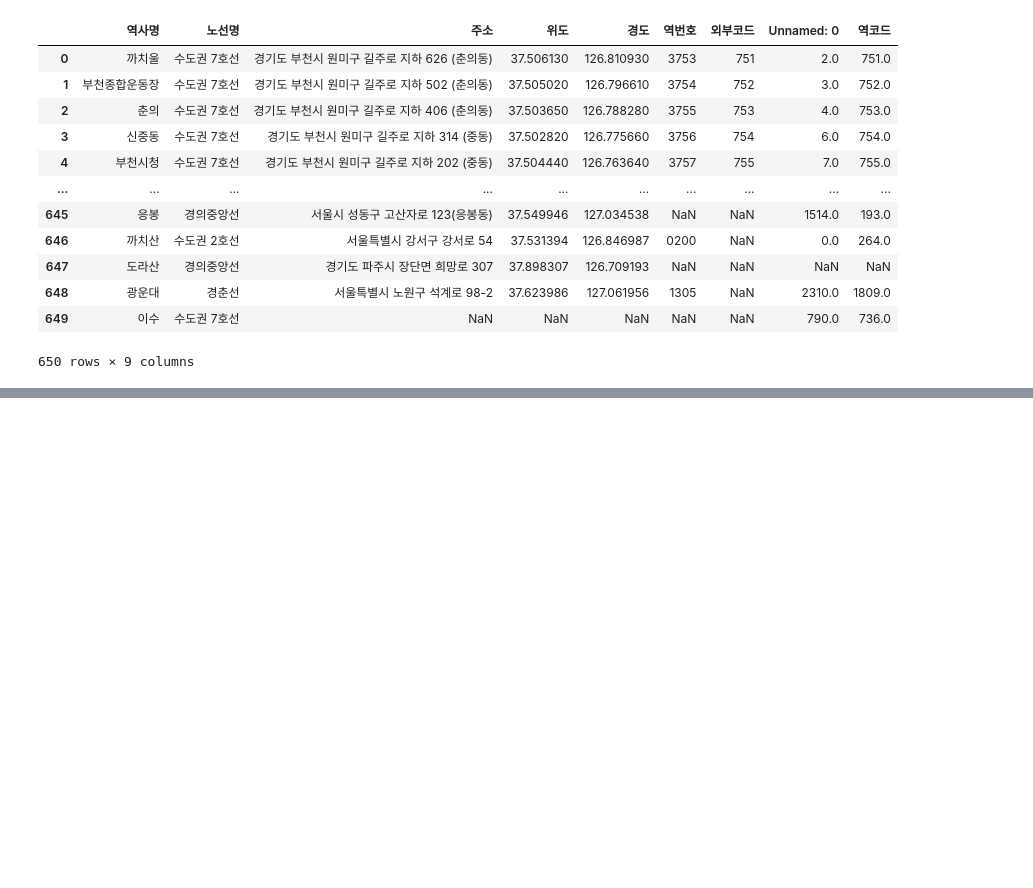
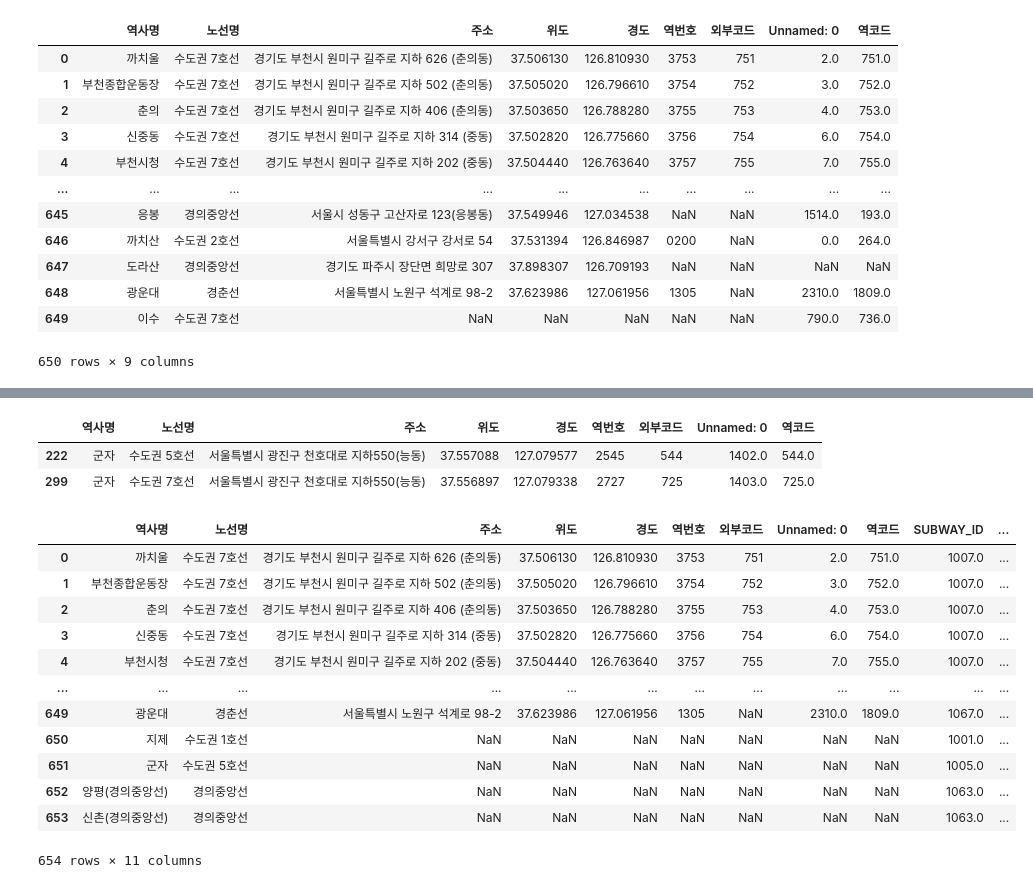
Before and after one commit to 23-1-CauCapstone-Team3/DataPreprocessing, a Jupyter notebook: train/station.ipynb, the cells around one changed output, grey strips where cells are left out. Drawn from its saved outputs; the diff is of its cells as text; code cells hidden in the pictures; blank space fills up the shorter version.

```diff
--- a/train/station.ipynb
+++ b/train/station.ipynb
@@ -1409,0 +1416,8 @@ result.to_csv("result_train_station_withcode.csv")
+# %%
+seoul_API = pd.read_csv("train_station_API_seoul.csv")
+seoul_API.rename(columns={
+    'STATN_NM': '역사명',
+    '호선이름': '노선명'
+}, inplace=True)
+
+seoul_API
@@ -1409,0 +1520,6 @@ result.to_csv("result_train_station_withcode.csv")
+# %%
+result[result["역사명"] == "군자"]
+# %% [output]
+|  | 역사명 | 노선명 | 주소 | 위도 | 경도 | 역번호 | 외부코드 | Unnamed: 0 | 역코드 |
+| 222 | 군자 | 수도권 5호선 | 서울특별시 광진구 천호대로 지하550(능동) | 37.557088 | 127.079577 | 2545 | 544 | 1402.0 | 544.0 |
+| 299 | 군자 | 수도권 7호선 | 서울특별시 광진구 천호대로 지하550(능동) | 37.556897 | 127.079338 | 2727 | 725 | 1403.0 | 725.0 |
@@ -1409,0 +1539,20 @@ result.to_csv("result_train_station_withcode.csv")
+# %%
+# 확인해보기
+
+temp = pd.merge(result, seoul_API, on=['역사명', '노선명'], how='outer')
+
+temp
+# %% [output]
+|  | 역사명 | 노선명 | 주소 | 위도 | 경도 | 역번호 | 외부코드 | Unnamed: 0 | 역코드 | SUBWAY_ID | ... |
+| 0 | 까치울 | 수도권 7호선 | 경기도 부천시 원미구 길주로 지하 626 (춘의동) | 37.506130 | 126.810930 | 3753 | 751 | 2.0 | 751.0 | 1007.0 | ... |
+| 1 | 부천종합운동장 | 수도권 7호선 | 경기도 부천시 원미구 길주로 지하 502 (춘의동) | 37.505020 | 126.796610 | 3754 | 752 | 3.0 | 752.0 | 1007.0 | ... |
+| 2 | 춘의 | 수도권 7호선 | 경기도 부천시 원미구 길주로 지하 406 (춘의동) | 37.503650 | 126.788280 | 3755 | 753 | 4.0 | 753.0 | 1007.0 | ... |
+| 3 | 신중동 | 수도권 7호선 | 경기도 부천시 원미구 길주로 지하 314 (중동) | 37.502820 | 126.775660 | 3756 | 754 | 6.0 | 754.0 | 1007.0 | ... |
+| 4 | 부천시청 | 수도권 7호선 | 경기도 부천시 원미구 길주로 지하 202 (중동) | 37.504440 | 126.763640 | 3757 | 755 | 7.0 | 755.0 | 1007.0 | ... |
+| ... | ... | ... | ... | ... | ... | ... | ... | ... | ... | ... | ... |
+| 649 | 광운대 | 경춘선 | 서울특별시 노원구 석계로 98-2 | 37.623986 | 127.061956 | 1305 | NaN | 2310.0 | 1809.0 | 1067.0 | ... |
+| 650 | 지제 | 수도권 1호선 | NaN | NaN | NaN | NaN | NaN | NaN | NaN | 1001.0 | ... |
+| 651 | 군자 | 수도권 5호선 | NaN | NaN | NaN | NaN | NaN | NaN | NaN | 1005.0 | ... |
+| 652 | 양평(경의중앙선) | 경의중앙선 | NaN | NaN | NaN | NaN | NaN | NaN | NaN | 1063.0 | ... |
+| 653 | 신촌(경의중앙선) | 경의중앙선 | NaN | NaN | NaN | NaN | NaN | NaN | NaN | 1063.0 | ... |
+654 rows × 11 columns
```
Also changed, not shown: parts of 11 cells of this notebook, 1 other file.
